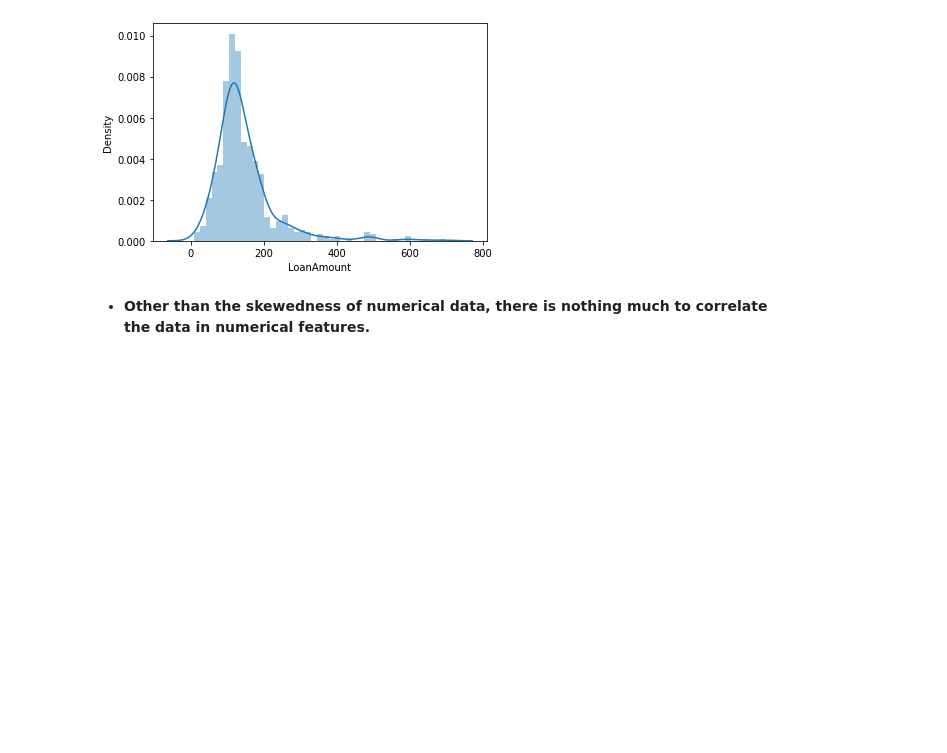
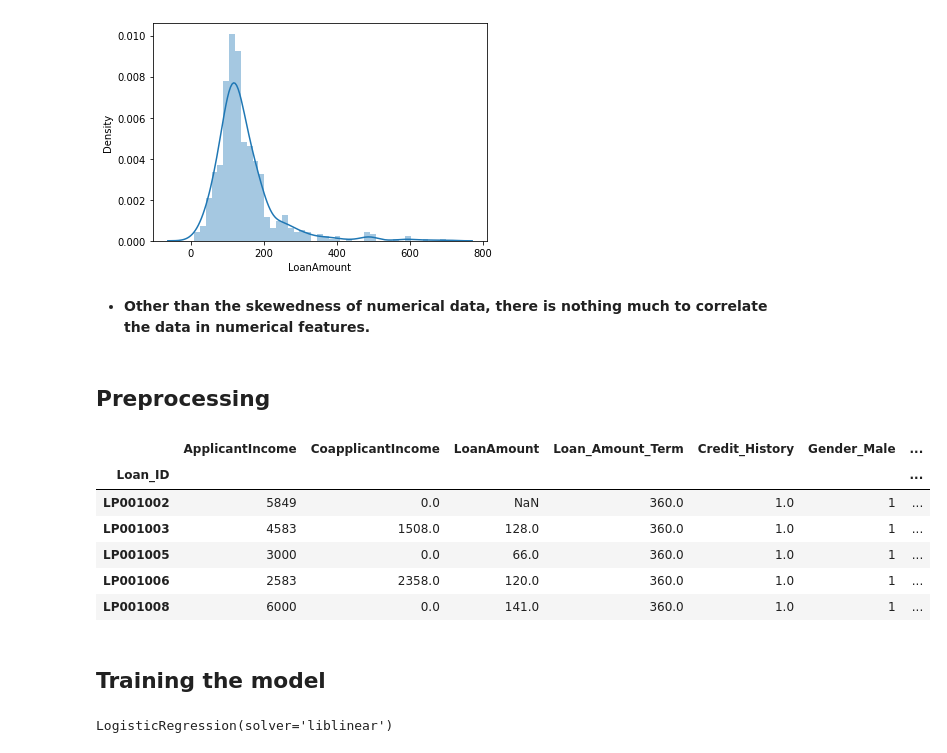
Before and after one commit to rohanstomar11/Machine-Learning, a Jupyter notebook: 6.) Loan Approval Prediction/LoanApprovalPrediction.ipynb, the cells around one changed output. Cells and saved outputs as stored; diff of their text form; code cells hidden in the pictures; blank space fills up the shorter version.

```diff
--- a/6.) Loan Approval Prediction/LoanApprovalPrediction.ipynb
+++ b/6.) Loan Approval Prediction/LoanApprovalPrediction.ipynb
@@ -183,3 +194,17 @@ sns.distplot(df['LoanAmount'])
 [figure]
 # %% [markdown]
 - **Other than the skewedness of numerical data, there is nothing much to correlate the data in numerical features.**
+# %% [markdown]
+## Preprocessing
+# %%
+#Encoding categorical values to numerical
+df_new = pd.get_dummies(df, drop_first=True)
+df_new.head()
+# %% [output]
+|  | ApplicantIncome | CoapplicantIncome | LoanAmount | Loan_Amount_Term | Credit_History | Gender_Male | ... |
+| Loan_ID |  |  |  |  |  |  | ... |
+| LP001002 | 5849 | 0.0 | NaN | 360.0 | 1.0 | 1 | ... |
+| LP001003 | 4583 | 1508.0 | 128.0 | 360.0 | 1.0 | 1 | ... |
+| LP001005 | 3000 | 0.0 | 66.0 | 360.0 | 1.0 | 1 | ... |
+| LP001006 | 2583 | 2358.0 | 120.0 | 360.0 | 1.0 | 1 | ... |
+| LP001008 | 6000 | 0.0 | 141.0 | 360.0 | 1.0 | 1 | ... |
@@ -185,0 +223,7 @@ sns.distplot(df['LoanAmount'])
+# %% [markdown]
+## Training the model
+# %%
+model = LogisticRegression(solver='liblinear')
+model.fit(X_train,y_train)
+# %% [output]
+LogisticRegression(solver='liblinear')
```
Also changed, not shown: parts of 28 cells of this notebook.
